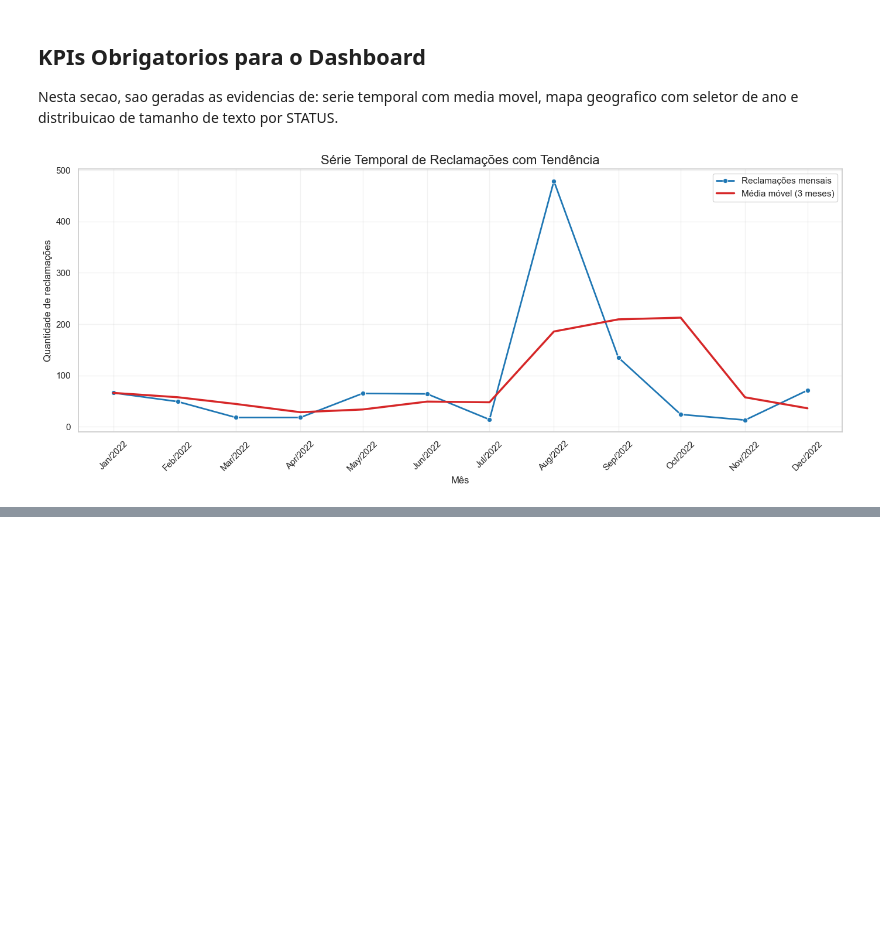
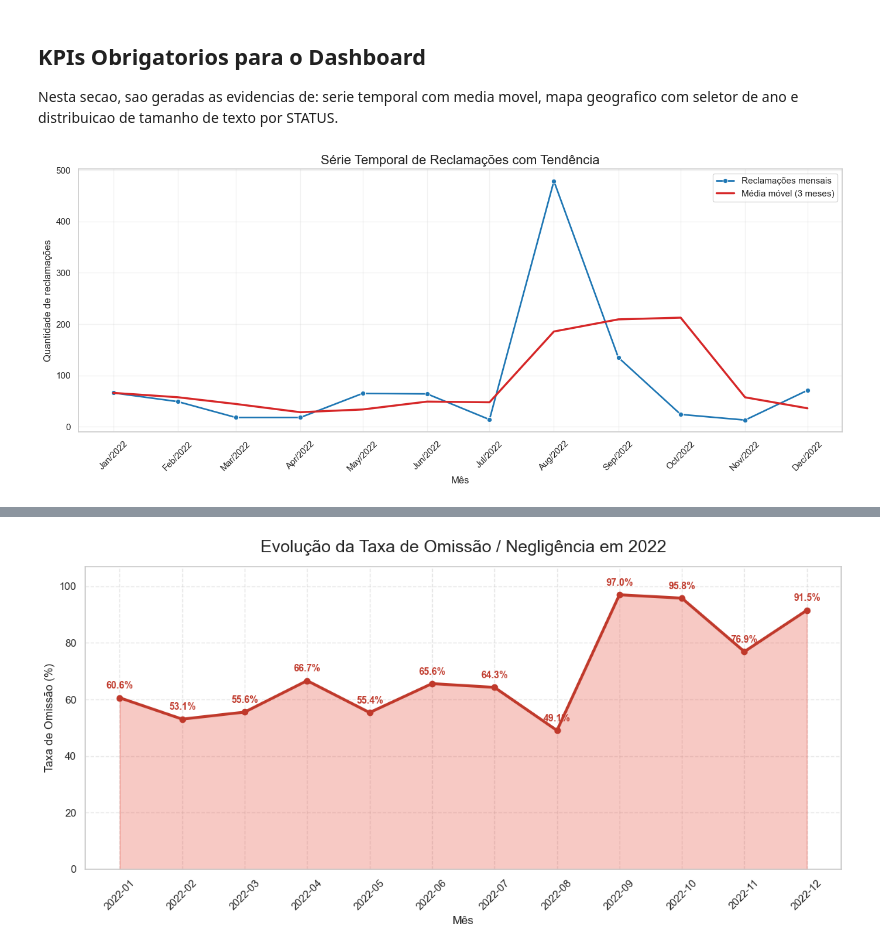
Before and after one commit to Rafilde/consultoria-analitica-hapvida, a Jupyter notebook: notebooks/02_analise_exploratoria.ipynb, the cells around one changed output, grey strips where cells are left out. Cells and saved outputs as stored; diff of their text form; code cells hidden in the pictures; blank space fills up the shorter version.

Commit message:
grafico de negligência

```diff
--- a/notebooks/02_analise_exploratoria.ipynb
+++ b/notebooks/02_analise_exploratoria.ipynb
@@ -87,0 +94,56 @@ fig_hist.show()
+# %%
+import matplotlib.pyplot as plt
+import pandas as pd
+
+# Filtrar para o ano de 2022
+df_2022 = df[df['DATA'].dt.year == 2022].copy()
+
+if df_2022.empty:
+    print("Não há dados para o ano de 2022 no dataset.")
+else:
+    # Extrair o Mês/Ano
+    df_2022['MES'] = df_2022['DATA'].dt.to_period('M')
+
+    # Calcular totais por mês
+    total_reclamacoes = df_2022.groupby('MES').size()
+
+    # Calcular total de não respondidas por mês
+    nao_respondidas = df_2022[df_2022['STATUS'] == 'Não respondida'].groupby('MES').size()
+
+    # Consolidar em um DataFrame com preenchimento de zeros onde faltar dado
+    df_taxa = pd.DataFrame({'Total': total_reclamacoes, 'Nao Respondida': nao_respondidas}).fillna(0)
+
+    # Calcular a Taxa de Omissão em %
+    df_taxa['Taxa de Omissao (%)'] = (df_taxa['Nao Respondida'] / df_taxa['Total']) * 100
+
+    # Converter o índice para string para exibição correta no eixo X
+    df_taxa.index = df_taxa.index.astype(str)
+
+    # Criar a figura para o gráfico de área
+    plt.figure(figsize=(12, 6))
+
+    # Preencher a área (gráfico de área)
+    plt.fill_between(df_taxa.index, df_taxa['Taxa de Omissao (%)'], color="#e74c3c", alpha=0.3)
+
+    # Linha demarcando topo da área
+    plt.plot(df_taxa.index, df_taxa['Taxa de Omissao (%)'], color="#c0392b", linewidth=3, marker='o')
+
+    # Estilização do gráfico
+    plt.title('Evolução da Taxa de Omissão / Negligência em 2022', fontsize=18, pad=15)
+    plt.xlabel('Mês', fontsize=12)
+    plt.ylabel('Taxa de Omissão (%)', fontsize=12)
+    plt.xticks(rotation=45)
+
+    # Ajustar Limites do eixo Y
+    y_max = max(100, df_taxa['Taxa de Omissao (%)'].max() + 10) if not df_taxa.empty else 100
+    plt.ylim(0, y_max)
+    plt.grid(True, linestyle="--", alpha=0.5)
+    plt.tight_layout()
+
+    # Anotar valores exatos em cada ponto
+    for i, taxa in enumerate(df_taxa['Taxa de Omissao (%)']):
+        plt.text(i, taxa + 2.5, f"{taxa:.1f}%", ha='center', va='bottom', fontsize=10, fontweight='bold', color="#c0392b")
+
+    plt.show()
+# %% [output]
+[figure, added]
```
Also changed, not shown: parts of 1 cell of this notebook.
